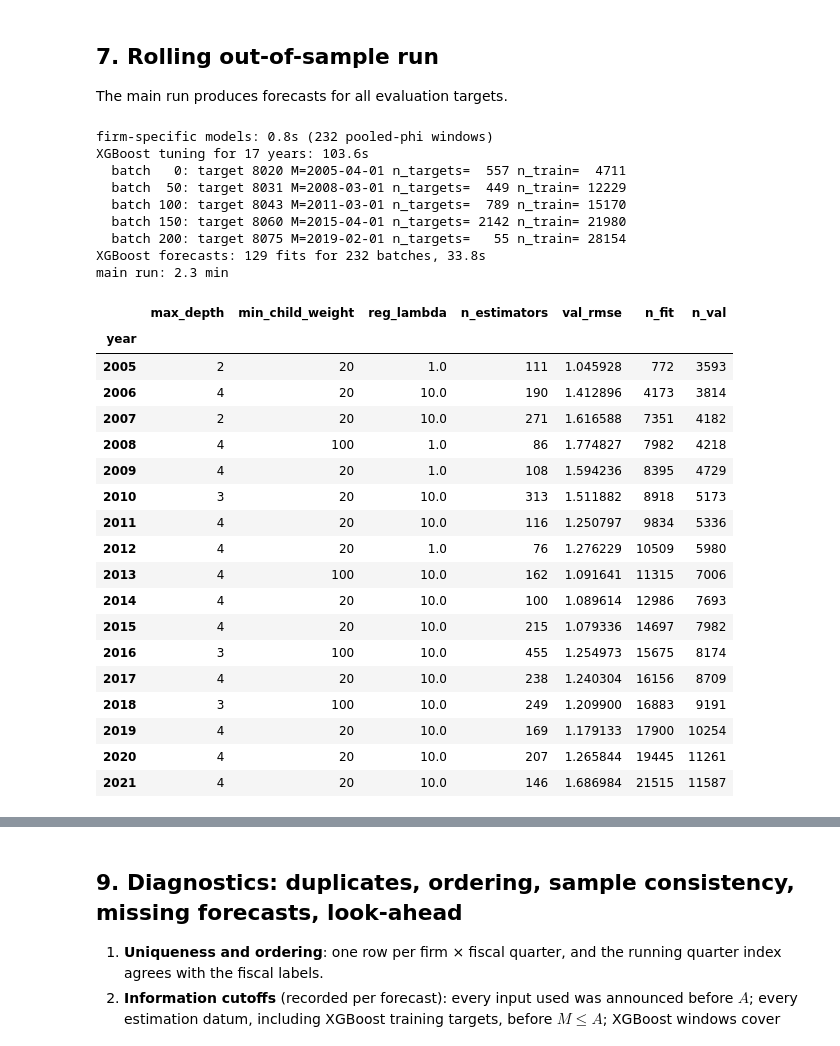
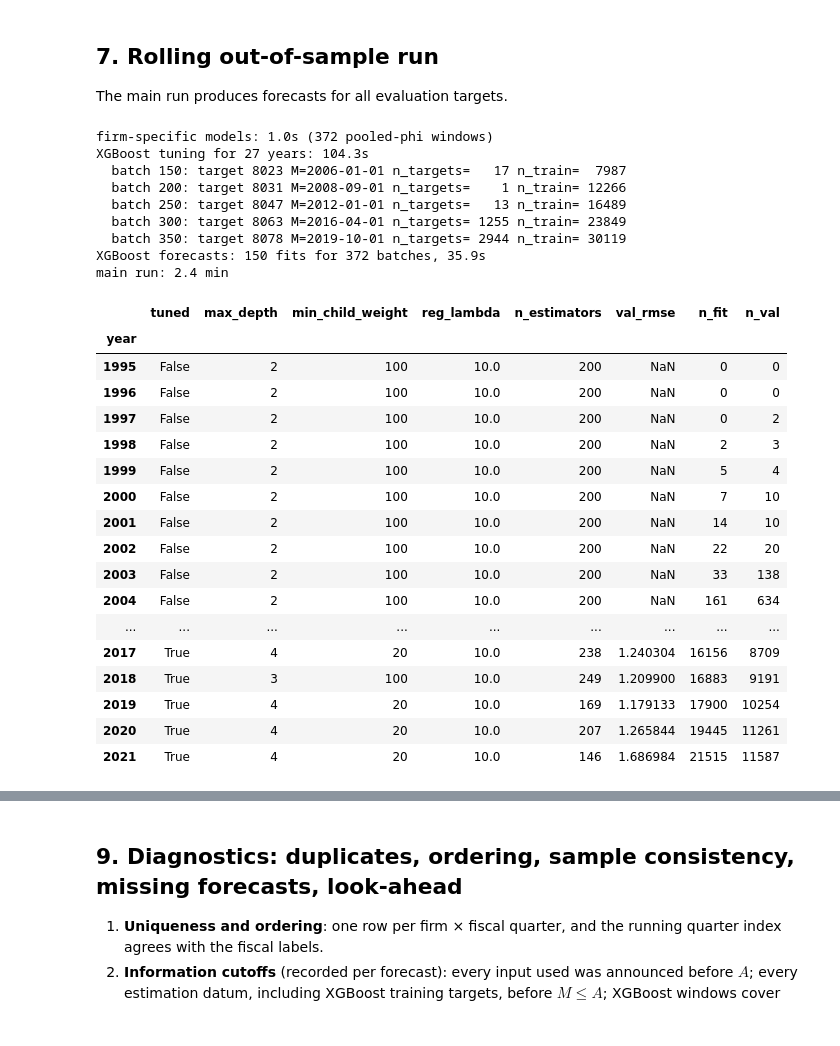
Before and after one commit to csillagbalazs/earnings_prediction, a Jupyter notebook: notebooks/eps_forecasting.ipynb, the cells around one changed output, grey strips where cells are left out. Drawn from its saved outputs; the diff is of its cells as text; code cells hidden in the pictures.

Commit message:
extend period

```diff
--- a/notebooks/eps_forecasting.ipynb
+++ b/notebooks/eps_forecasting.ipynb
@@ -220,7 +227,8 @@ fqt['date_flag'] = np.select(
     [fqt.ann_date.isna(), fqt.lag_days < 0, fqt.ann_date > fqt.deadline + pd.Timedelta(days=30)],
     ['missing', 'before_qend', 'late'], 'ok')
 fqt['usable'] = fqt.eps.notna() & fqt.ann_date.notna() & (fqt.lag_days >= 0) & ~fqt.stale_repeat
-fqt['is_target'] = (fqt.usable & fqt.fy.between(FIRST_FY, LAST_FY) & (fqt.lag_days <= MAX_TARGET_LAG))
+fqt['is_target'] = fqt.usable & (fqt.fy <= LAST_FY) & (fqt.lag_days <= MAX_TARGET_LAG)
+FIRST_TARGET_FY = int(fqt.loc[fqt.is_target, 'fy'].min())
 assert not fqt.duplicated(['permno', 't']).any()
 assert (fqt.t % 4 + 1 == fqt.fq).all()
 
@@ -234,7 +242,8 @@ dq = (fqt[fqt.eps.notna()].assign(
 dq = dq.loc[1999:]
 dq.to_csv(TAB_DIR / 'data_quality_by_fy.csv')
 print(f'firm-quarters with EPS: {fqt.eps.notna().sum():,}; usable as information: {fqt.usable.sum():,}; '
-      f'evaluation targets: {fqt.is_target.sum():,}')
+      f'evaluation targets: {fqt.is_target.sum():,} (FY{FIRST_TARGET_FY}-FY{LAST_FY}), '
+      f'{(fqt.is_target & (fqt.fy >= FIRST_FY)).sum():,} of them in the comparison period')
 display(dq)
 # %% [output]
 misplaced monthly rows: 138 (6 firms); 100% of their values also appear in the correct rows
@@ -439,7 +447,7 @@ tgt = fqt[fqt.is_target].copy()
 tgt['fi'] = FIRM_IDX[tgt.permno].to_numpy()
 tgt['ci'] = (tgt.t - T_BASE).to_numpy()
 tgt = tgt.sort_values(['ann_date', 'permno']).reset_index(drop=True)
-rec = fqt[fqt.usable & (fqt.fy >= FIRST_INFO_FY)]
+rec = fqt[fqt.usable]
 REC_FI = FIRM_IDX[rec.permno].to_numpy()
 REC_CI = (rec.t - T_BASE).to_numpy()
 print(f'{len(firms):,} firms x {N_T} quarters; {len(tgt):,} evaluation targets; '
@@ -524,6 +532,8 @@ def pooled_phi(E, D, ci, M):
         warnings.simplefilter('ignore', RuntimeWarning)
         sc = np.maximum(np.nanmean(np.abs(w[:, :12]), 1), SCALE_FLOOR)[:, None]
     pair = pair & keep[:, None]
+    if pair.sum() < MIN_POOLED_PAIRS:                            # earliest windows: too little history
+        return np.nan
     xs, ys = x / sc, y / sc
     lo_x, hi_x = np.quantile(xs[pair], [0.01, 0.99])
     lo_y, hi_y = np.quantile(ys[pair], [0.01, 0.99])
@@ -610,6 +624,9 @@ def tune_xgb(meta, X, year):
     win = (meta.ci >= t_ref - WINDOW) & (meta.ci <= t_ref - 1) & (meta.A < C) & meta.y.notna()
     val = win & (meta.A >= V)                                # targets announced during year-1
     fit = win & (meta.A < V)                                 # targets announced before year-1
+    if fit.sum() < MIN_TUNE_ROWS or val.sum() < MIN_TUNE_ROWS:   # too little history: fixed a-priori parameters
+        return {'year': year, 'n_fit': int(fit.sum()), 'n_val': int(val.sum()), 'cutoff': int(C), 'tuned': False,
+                'params': dict(XGB_FALLBACK), 'val_rmse': np.nan, 'grid': None}
     lo, hi = np.quantile(meta.y[fit], [0.01, 0.99])
     yf, yv = meta.y[fit].clip(lo, hi), meta.y[val].clip(lo, hi)
     res = []
@@ -620,7 +637,7 @@ def tune_xgb(meta, X, year):
     res = pd.DataFrame(res).sort_values('val_rmse')
     best = res.iloc[0]
     return {'year': year, 'n_fit': int(fit.sum()), 'n_val': int(val.sum()), 'max_fit_A': int(meta.A[fit].max()),
-            'max_val_A': int(meta.A[val].max()), 'cutoff': int(C),
+            'max_val_A': int(meta.A[val].max()), 'cutoff': int(C), 'tuned': True,
             'params': {k: (int(best[k]) if k != 'reg_lambda' else float(best[k]))
                        for k in ('max_depth', 'min_child_weight', 'reg_lambda', 'n_estimators')},
             'val_rmse': float(best.val_rmse), 'grid': res}
@@ -697,45 +714,44 @@ def run_pipeline(E, D, tg_fi, tg_ci, rec_fi, rec_ci, years, verbose=True):
 ## 7. Rolling out-of-sample run
 The main run produces forecasts for all evaluation targets.
 # %%
-YEARS = list(range(FIRST_FY, int(tgt.ann_date.dt.year.max()) + 1))
+YEARS = list(range(int(tgt.ann_date.dt.year.min()), int(tgt.ann_date.dt.year.max()) + 1))
 t0 = time.time()
 res, TUNED, BATCH_LOG, META, XFEAT = run_pipeline(E, D, tgt.fi.to_numpy(), tgt.ci.to_numpy(), REC_FI, REC_CI, YEARS)
 RUNTIME_MAIN = time.time() - t0
 print(f'main run: {RUNTIME_MAIN / 60:.1f} min')
 
-tune_tab = pd.DataFrame([{'year': y, **v['params'], 'val_rmse': v['val_rmse'], 'n_fit': v['n_fit'],
-                          'n_val': v['n_val']} for y, v in TUNED.items()]).set_index('year')
+tune_tab = pd.DataFrame([{'year': y, 'tuned': v['tuned'], **v['params'], 'val_rmse': v['val_rmse'],
+                          'n_fit': v['n_fit'], 'n_val': v['n_val']} for y, v in TUNED.items()]).set_index('year')
 display(tune_tab)
 tune_tab.to_csv(TAB_DIR / 'xgb_tuning_by_year.csv')
 # %% [output]
-firm-specific models: 0.8s (232 pooled-phi windows)
-XGBoost tuning for 17 years: 103.6s
-  batch   0: target 8020 M=2005-04-01 n_targets=  557 n_train=  4711
-  batch  50: target 8031 M=2008-03-01 n_targets=  449 n_train= 12229
-  batch 100: target 8043 M=2011-03-01 n_targets=  789 n_train= 15170
-  batch 150: target 8060 M=2015-04-01 n_targets= 2142 n_train= 21980
-  batch 200: target 8075 M=2019-02-01 n_targets=   55 n_train= 28154
-XGBoost forecasts: 129 fits for 232 batches, 33.8s
-main run: 2.3 min
+firm-specific models: 1.0s (372 pooled-phi windows)
+XGBoost tuning for 27 years: 104.3s
+  batch 150: target 8023 M=2006-01-01 n_targets=   17 n_train=  7987
+  batch 200: target 8031 M=2008-09-01 n_targets=    1 n_train= 12266
+  batch 250: target 8047 M=2012-01-01 n_targets=   13 n_train= 16489
+  batch 300: target 8063 M=2016-04-01 n_targets= 1255 n_train= 23849
+  batch 350: target 8078 M=2019-10-01 n_targets= 2944 n_train= 30119
+XGBoost forecasts: 150 fits for 372 batches, 35.9s
+main run: 2.4 min
-|  | max_depth | min_child_weight | reg_lambda | n_estimators | val_rmse | n_fit | n_val |
-| year |  |  |  |  |  |  |  |
-| 2005 | 2 | 20 | 1.0 | 111 | 1.045928 | 772 | 3593 |
-| 2006 | 4 | 20 | 10.0 | 190 | 1.412896 | 4173 | 3814 |
-| 2007 | 2 | 20 | 10.0 | 271 | 1.616588 | 7351 | 4182 |
-| 2008 | 4 | 100 | 1.0 | 86 | 1.774827 | 7982 | 4218 |
-| 2009 | 4 | 20 | 1.0 | 108 | 1.594236 | 8395 | 4729 |
-| 2010 | 3 | 20 | 10.0 | 313 | 1.511882 | 8918 | 5173 |
-| 2011 | 4 | 20 | 10.0 | 116 | 1.250797 | 9834 | 5336 |
-| 2012 | 4 | 20 | 1.0 | 76 | 1.276229 | 10509 | 5980 |
-| 2013 | 4 | 100 | 10.0 | 162 | 1.091641 | 11315 | 7006 |
-| 2014 | 4 | 20 | 10.0 | 100 | 1.089614 | 12986 | 7693 |
-| 2015 | 4 | 20 | 10.0 | 215 | 1.079336 | 14697 | 7982 |
-| 2016 | 3 | 100 | 10.0 | 455 | 1.254973 | 15675 | 8174 |
-| 2017 | 4 | 20 | 10.0 | 238 | 1.240304 | 16156 | 8709 |
-| 2018 | 3 | 100 | 10.0 | 249 | 1.209900 | 16883 | 9191 |
-| 2019 | 4 | 20 | 10.0 | 169 | 1.179133 | 17900 | 10254 |
-| 2020 | 4 | 20 | 10.0 | 207 | 1.265844 | 19445 | 11261 |
-| 2021 | 4 | 20 | 10.0 | 146 | 1.686984 | 21515 | 11587 |
+|  | tuned | max_depth | min_child_weight | reg_lambda | n_estimators | val_rmse | n_fit | n_val |
+| year |  |  |  |  |  |  |  |  |
+| 1995 | False | 2 | 100 | 10.0 | 200 | NaN | 0 | 0 |
+| 1996 | False | 2 | 100 | 10.0 | 200 | NaN | 0 | 0 |
+| 1997 | False | 2 | 100 | 10.0 | 200 | NaN | 0 | 2 |
+| 1998 | False | 2 | 100 | 10.0 | 200 | NaN | 2 | 3 |
+| 1999 | False | 2 | 100 | 10.0 | 200 | NaN | 5 | 4 |
+| 2000 | False | 2 | 100 | 10.0 | 200 | NaN | 7 | 10 |
+| 2001 | False | 2 | 100 | 10.0 | 200 | NaN | 14 | 10 |
+| 2002 | False | 2 | 100 | 10.0 | 200 | NaN | 22 | 20 |
+| 2003 | False | 2 | 100 | 10.0 | 200 | NaN | 33 | 138 |
+| 2004 | False | 2 | 100 | 10.0 | 200 | NaN | 161 | 634 |
+| ... | ... | ... | ... | ... | ... | ... | ... | ... |
+| 2017 | True | 4 | 20 | 10.0 | 238 | 1.240304 | 16156 | 8709 |
+| 2018 | True | 3 | 100 | 10.0 | 249 | 1.209900 | 16883 | 9191 |
+| 2019 | True | 4 | 20 | 10.0 | 169 | 1.179133 | 17900 | 10254 |
+| 2020 | True | 4 | 20 | 10.0 | 207 | 1.265844 | 19445 | 11261 |
+| 2021 | True | 4 | 20 | 10.0 | 146 | 1.686984 | 21515 | 11587 |
 # %% [markdown]
 ## 8. Forecast dataset
 One row per evaluation target (firm × fiscal quarter). Forecast errors are defined as
```
Also changed, not shown: parts of 20 cells of this notebook, 16 other files.
